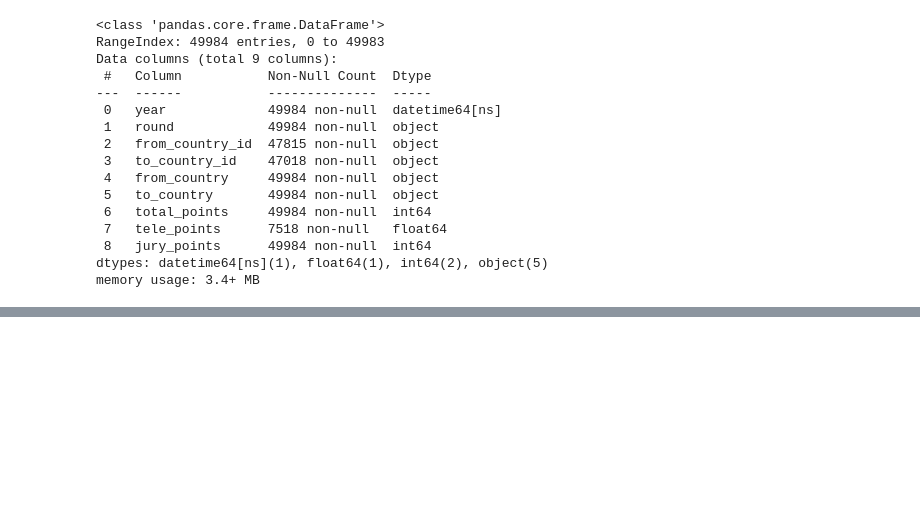
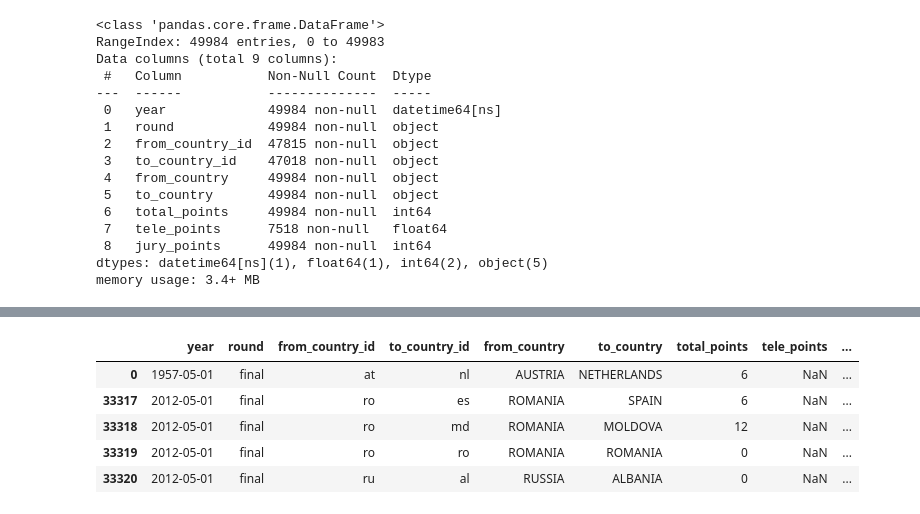
Before and after one commit to Lxm-100/eurovision-analysis, a Jupyter notebook: notebooks/test notebook.ipynb, the cells around one changed output, grey strips where cells are left out. Cells and saved outputs as stored; diff of their text form; code cells hidden in the pictures; blank space fills up the shorter version.

```diff
--- a/notebooks/test notebook.ipynb
+++ b/notebooks/test notebook.ipynb
@@ -464,0 +480,13 @@ votes_clean.head(10)
+# %%
+votes_test.sort_values(by=["_merge"], inplace = True)
+# %%
+votes_test.drop(['alpha2', 'alpha3', "_merge"], axis = 1, inplace = True)
+# %%
+votes_test.head()
+# %% [output]
+|  | year | round | from_country_id | to_country_id | from_country | to_country | total_points | tele_points | ... |
+| 0 | 1957-05-01 | final | at | nl | AUSTRIA | NETHERLANDS | 6 | NaN | ... |
+| 33317 | 2012-05-01 | final | ro | es | ROMANIA | SPAIN | 6 | NaN | ... |
+| 33318 | 2012-05-01 | final | ro | md | ROMANIA | MOLDOVA | 12 | NaN | ... |
+| 33319 | 2012-05-01 | final | ro | ro | ROMANIA | ROMANIA | 0 | NaN | ... |
+| 33320 | 2012-05-01 | final | ru | al | RUSSIA | ALBANIA | 0 | NaN | ... |
```
Also changed, not shown: parts of 4 cells of this notebook, 1 other file.
